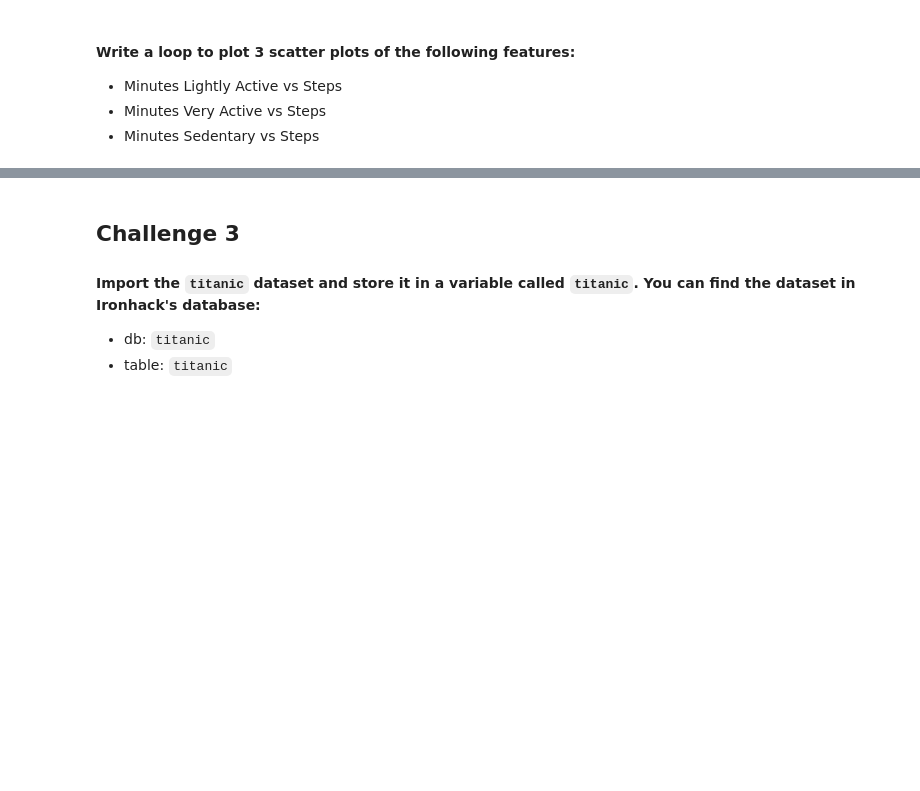
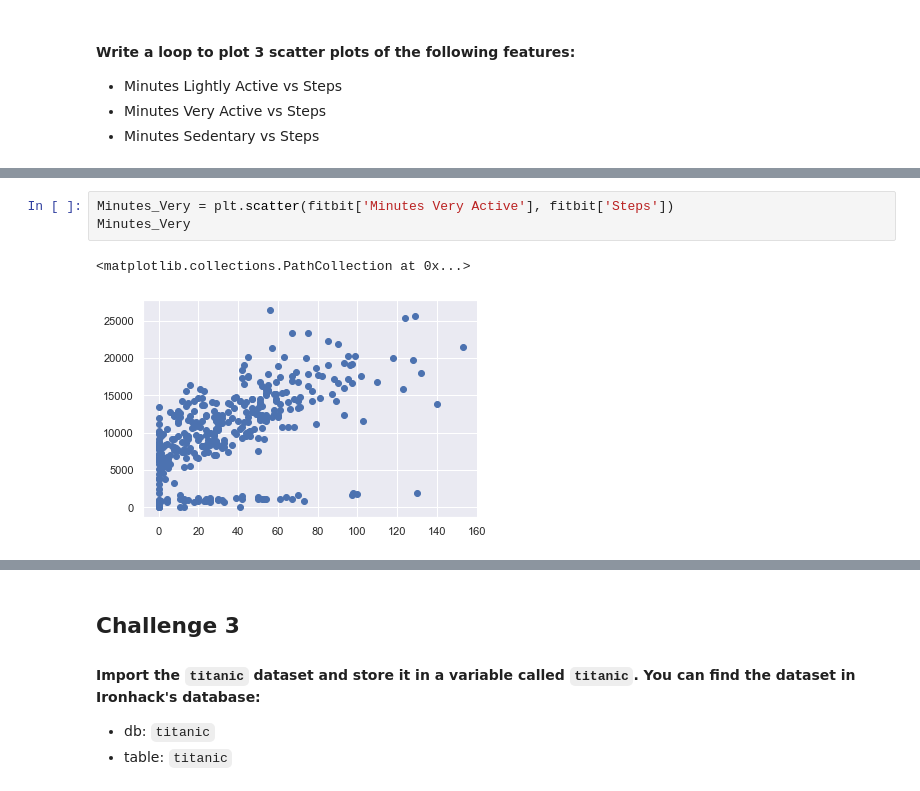
Before and after one commit to Fvperez1/dataptmad0522_labs, a Jupyter notebook: module-2/matplotlib-seaborn/your-code/Matplotlib & Seaborn.ipynb, the cells around one changed output, grey strips where cells are left out. Saved outputs shown, nothing was run; the diff lists cells and outputs as text; blank space fills up the shorter version.

```diff
--- a/module-2/matplotlib-seaborn/your-code/Matplotlib & Seaborn.ipynb
+++ b/module-2/matplotlib-seaborn/your-code/Matplotlib & Seaborn.ipynb
@@ -447,0 +391,6 @@ How the average number of steps change by month. Use the appropriate visualizati
+# %%
+Minutes_Very = plt.scatter(fitbit['Minutes Very Active'], fitbit['Steps'])
+Minutes_Very
+# %% [output]
+<matplotlib.collections.PathCollection at 0x...>
+[figure, added]
```
Also changed, not shown: parts of 39 cells of this notebook, 1 other file.
